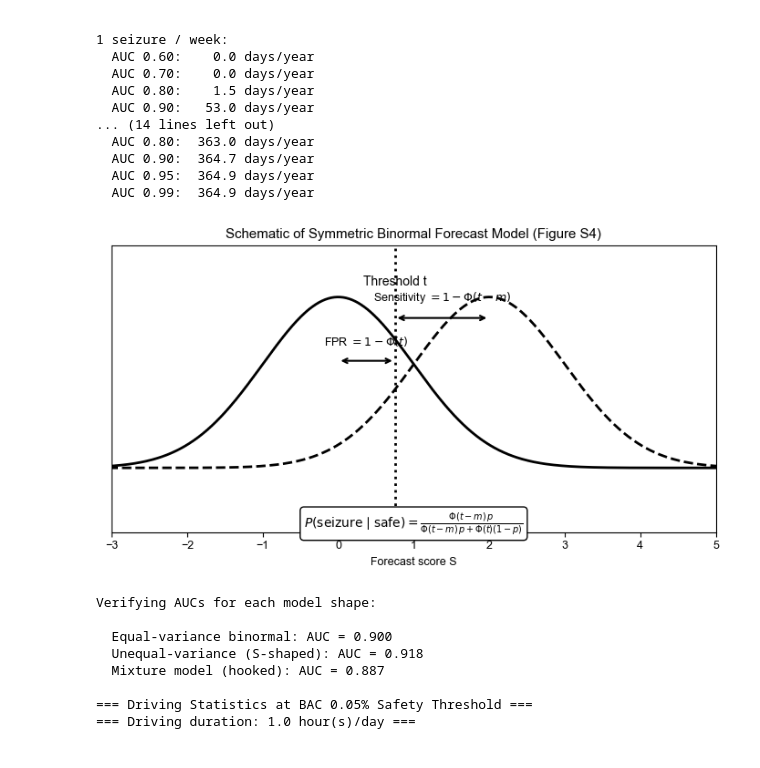
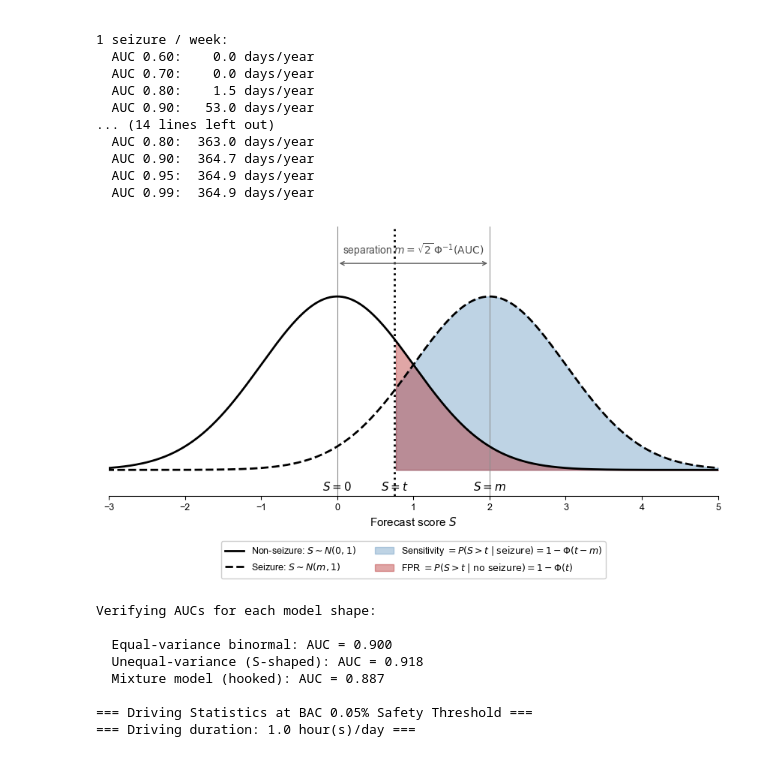
Before and after one commit to bdsp-core/seizure_forecasting_crash_analysis, a Jupyter notebook: crashes_vs_TiW.ipynb, the cells around one changed output. Drawn from its saved outputs; the diff is of its cells as text; code cells hidden in the pictures.

```diff
--- a/crashes_vs_TiW.ipynb
+++ b/crashes_vs_TiW.ipynb
@@ -381,70 +381,62 @@ DRIVING DAYS PER YEAR (at key AUC values):
 # %%
 import numpy as np
 import matplotlib.pyplot as plt
 from scipy.stats import norm
 
 # Parameters for schematic
-m = 2.0        # example separation (AUC ≈ 0.92)
-t = 0.75       # threshold for illustration
+m = 2.0        # example separation (corresponds to AUC ≈ 0.92)
+t = 0.75       # example threshold for illustration
 x = np.linspace(-4, 6, 500)
-
-# Distributions
 y_non = norm.pdf(x, 0, 1)
 y_seiz = norm.pdf(x, m, 1)
 
-fig, ax = plt.subplots(figsize=(7, 4))
+fig, ax = plt.subplots(figsize=(8.5, 5))
 
-# Plot the two Gaussians
-ax.plot(x, y_non, color='black', linewidth=2, label='Non-seizure (N(0,1))')
-ax.plot(x, y_seiz, color='black', linestyle='--', linewidth=2, label='Seizure (N(m,1))')
+# --- Score distributions ---
+ax.plot(x, y_non, color='black', linewidth=2, label=r'Non-seizure: $S \sim N(0, 1)$')
+ax.plot(x, y_seiz, color='black', linestyle='--', linewidth=2, label=r'Seizure: $S \sim N(m, 1)$')
 
-# Threshold line
-ax.axvline(t, color='black', linestyle=':', linewidth=2)
-ax.text(t, max(y_seiz)*1.05, 'Threshold t', ha='center', va='bottom', fontsize=10)
+# --- Shaded regions: sensitivity (under dashed, right of t) and FPR (under solid, right of t) ---
+mask_right = x > t
+ax.fill_between(x[mask_right], 0, y_seiz[mask_right],
+                color='steelblue', alpha=0.35, label=r'Sensitivity $= P(S > t \mid \mathrm{seizure}) = 1 - \Phi(t - m)$')
+ax.fill_between(x[mask_right], 0, y_non[mask_right],
+                color='firebrick', alpha=0.40, label=r'FPR $= P(S > t \mid \mathrm{no\ seizure}) = 1 - \Phi(t)$')
 
-# Sensitivity arrow
-ax.annotate(
-    '', xy=(t, 0.35), xytext=(m, 0.35),
-    arrowprops=dict(arrowstyle='<->', linewidth=1.5)
-)
-ax.text((t+m)/2, 0.38, r"Sensitivity $=1-\Phi(t-m)$", ha='center', va='bottom', fontsize=9)
+# --- Vertical anchors at S = 0, S = m, S = t ---
+ax.axvline(0, color='0.55', linestyle='-', linewidth=0.8, zorder=1)
+ax.axvline(m, color='0.55', linestyle='-', linewidth=0.8, zorder=1)
+ax.axvline(t, color='black', linestyle=':', linewidth=2, zorder=2)
 
-# FPR arrow
-ax.annotate(
-    '', xy=(t, 0.25), xytext=(0, 0.25),
-    arrowprops=dict(arrowstyle='<->', linewidth=1.5)
-)
-ax.text((t+0)/2, 0.28, r"FPR $=1-\Phi(t)$", ha='center', va='bottom', fontsize=9)
+# Anchor labels below the x-axis
+ax.text(0, -0.025, r'$S = 0$', ha='center', va='top', fontsize=11)
+ax.text(m, -0.025, r'$S = m$', ha='center', va='top', fontsize=11)
+ax.text(t, -0.025, r'$S = t$', ha='center', va='top', fontsize=11)
 
-# Bayes box under curves
-bayes_text = (
-    r"$P(\text{seizure} \mid \text{safe}) = "
-    r"\frac{\Phi(t-m)\, p}{\Phi(t-m)\, p + \Phi(t)(1-p)}$"
-)
+# Bracket above the curves showing the AUC↔m relationship
+y_bracket = 0.475
+ax.annotate('', xy=(0, y_bracket), xytext=(m, y_bracket),
+            arrowprops=dict(arrowstyle='<->', linewidth=1.0, color='0.35'))
+ax.text(m/2, y_bracket + 0.012, r'separation $m = \sqrt{2}\,\Phi^{-1}(\mathrm{AUC})$',
+        ha='center', va='bottom', fontsize=10, color='0.3')
 
-ax.text(
-    1.0, -0.10, bayes_text,
-    ha='center', va='top', fontsize=10,
-    bbox=dict(facecolor='white', edgecolor='black', boxstyle='round,pad=0.3'),
-    transform=ax.transData
-)
-
-# Clean formatting
-ax.set_ylim(-0.15, max(y_seiz)*1.3)
+# --- Formatting ---
 ax.set_xlim(-3, 5)
+ax.set_ylim(-0.06, 0.56)
+ax.set_xlabel(r'Forecast score $S$', fontsize=11)
 ax.set_yticks([])
-ax.set_xlabel("Forecast score S")
-ax.set_title("Schematic of Symmetric Binormal Forecast Model (Figure S4)")
+ax.spines['top'].set_visible(False)
+ax.spines['right'].set_visible(False)
+ax.spines['left'].set_visible(False)
+ax.legend(loc='upper center', bbox_to_anchor=(0.5, -0.15), ncol=2,
+          fontsize=9, framealpha=0.95)
 
 plt.tight_layout()
-
-# Save all formats
-fig.savefig("Figure_S4.pdf", bbox_inches='tight')
-fig.savefig("Figure_S4.png", bbox_inches='tight', dpi=300)
-
+fig.savefig('Figure_S1.pdf', bbox_inches='tight')
+fig.savefig('Figure_S1.png', bbox_inches='tight', dpi=300)
 plt.show()
 # %% [output]
-[figure, old version]
+[figure, new version]
 # %%
 # %% [markdown]
 # # ROC Shape Sensitivity Analysis: Drink-Equivalent Crash Risk
```
Also changed, not shown: parts of 3 cells of this notebook, 17 other files.
